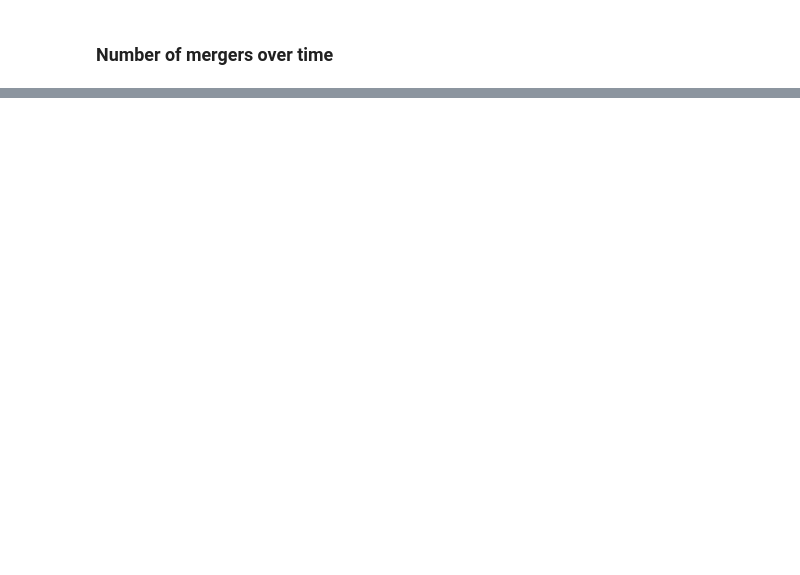
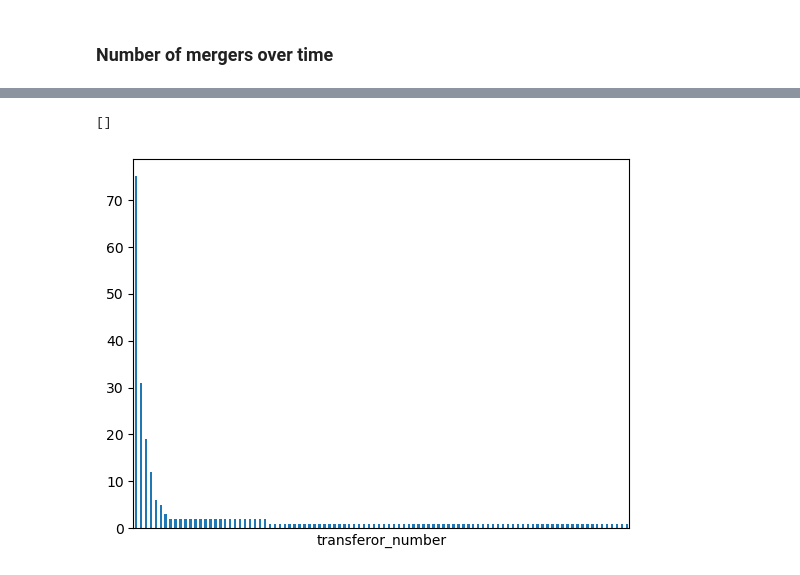
Before and after one commit to dataactivists/charity_commission_register, a Jupyter notebook: code/charity_commission.ipynb, the cells around one changed output, grey strips where cells are left out. Saved outputs shown, nothing was run; the diff lists cells and outputs as text; code cells hidden in the pictures; blank space fills up the shorter version.

```diff
--- a/code/charity_commission.ipynb
+++ b/code/charity_commission.ipynb
@@ -106,0 +124,27 @@ df.iloc[10:20]
+# %%
+# standardise values
+df['transferor_number'] = df['transferor_number'].replace(
+    to_replace={
+        'unregistered .*': 'unregistered',
+        'exempt .*': 'exempt',
+        'excepted .*': 'excepted',
+        'unincorporated .*': 'unincorporated',
+        'not registered': 'unregistered',
+    },
+    regex=True
+).replace(
+    to_replace={
+        value: 'other' for value in [
+            'unrestricted assets only',
+            'formerly known as mount zion evangelical church',
+            'all excepted',
+            'herne bay branch',
+            'bottley',
+            'mrs m gee trust',
+        ]
+    }
+)
+
+df['transferor_number'].loc[
+    ~df['transferor_number'].apply(str).str.contains(r'\d')
+].value_counts()
@@ -106,0 +174,14 @@ df.iloc[10:20]
+# %%
+# standardise values
+df['transferee_number'] = df['transferee_number'].replace(
+    to_replace={
+        'exempt charity': 'exempt',
+        'incorporating the merrett bequest': 'other',
+        'cio': 'other',
+        'picpus': 'other',
+    }
+)
+
+df['transferee_number'].loc[
+    ~df['transferee_number'].apply(str).str.contains(r'\d')
+].value_counts()
@@ -141,0 +214,5 @@ Name: count, Length: 4387, dtype: int64
+# %%
+df['transferor_number'].value_counts().iloc[:100].plot(kind='bar').set_xticks([])
+# %% [output]
+[]
+[figure, added]
```
Also changed, not shown: parts of 23 cells of this notebook.
